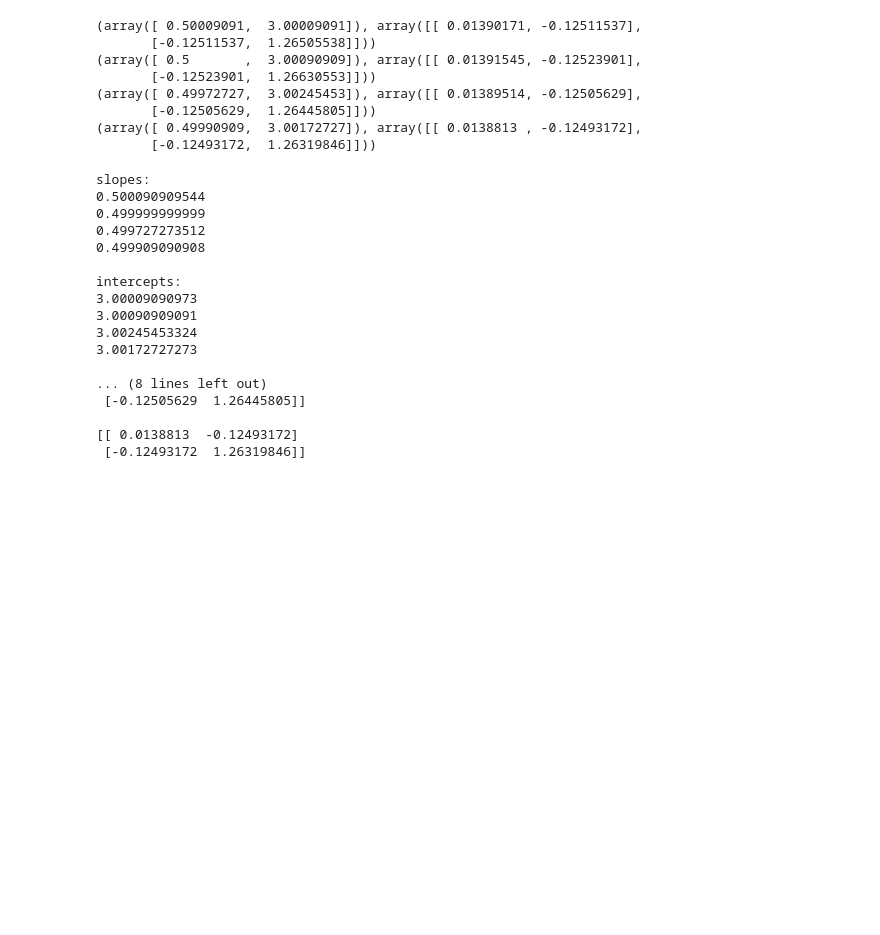
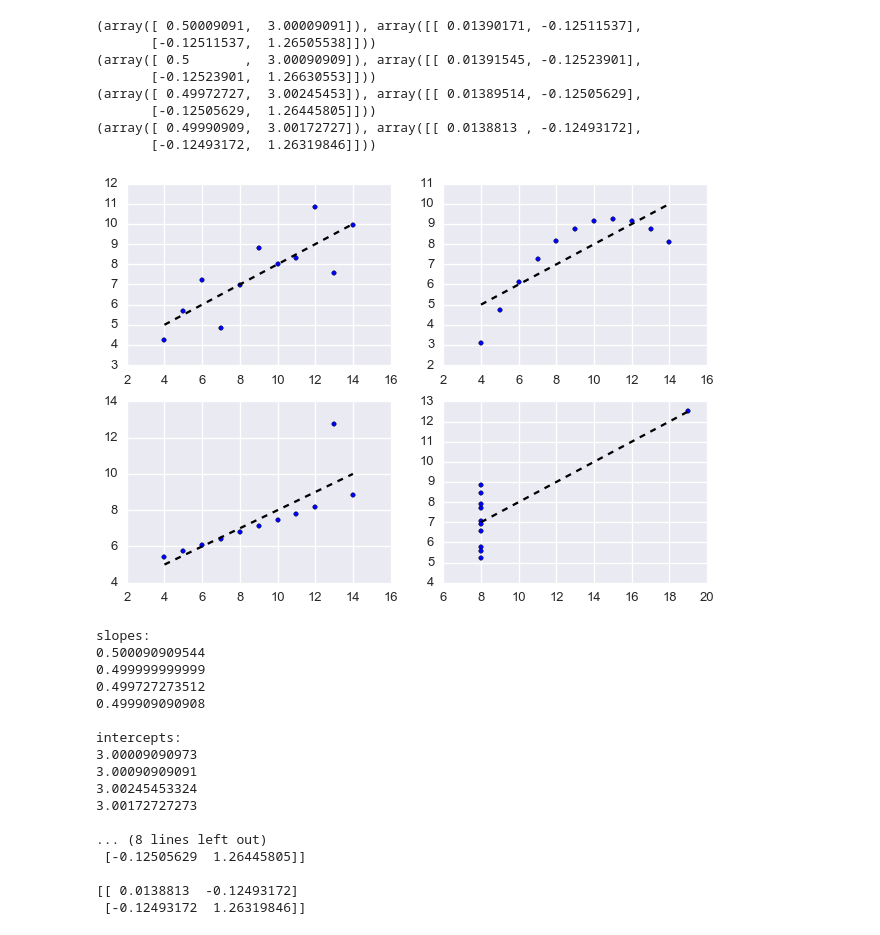
Before and after one commit to jgarst/AdvancedLab, a Jupyter notebook: IPython_Introduction/ExampleNotebooks/Ascombe.ipynb, the cells around one changed output. Saved outputs shown, nothing was run; the diff lists cells and outputs as text; code cells hidden in the pictures; blank space fills up the shorter version.

```diff
--- a/IPython_Introduction/ExampleNotebooks/Ascombe.ipynb
+++ b/IPython_Introduction/ExampleNotebooks/Ascombe.ipynb
@@ -77,4 +81,13 @@ for result in results:
        [-0.12505629,  1.26445805]]))
 (array([ 0.49990909,  3.00172727]), array([[ 0.0138813 , -0.12493172],
        [-0.12493172,  1.26319846]]))
+# %%
+fig, axes = plt.subplots(nrows=2, ncols=2)
+for slope, intercept, axis, anscombe in zip(slopes, intercepts, axes.flatten(), anscombes):
+    axis.scatter(anscombe['x'sults:
+    print result], anscombe['y'])
+    x = np.linspace(anscombe['x'].min(), anscombe['x'].max())
+    axis.plot(x, linfit(x, slope, intercept), 'k--')
+# %% [output]
+[figure, added]
 # %%
```
Also changed, not shown: parts of 3 cells of this notebook, 13 other files.
